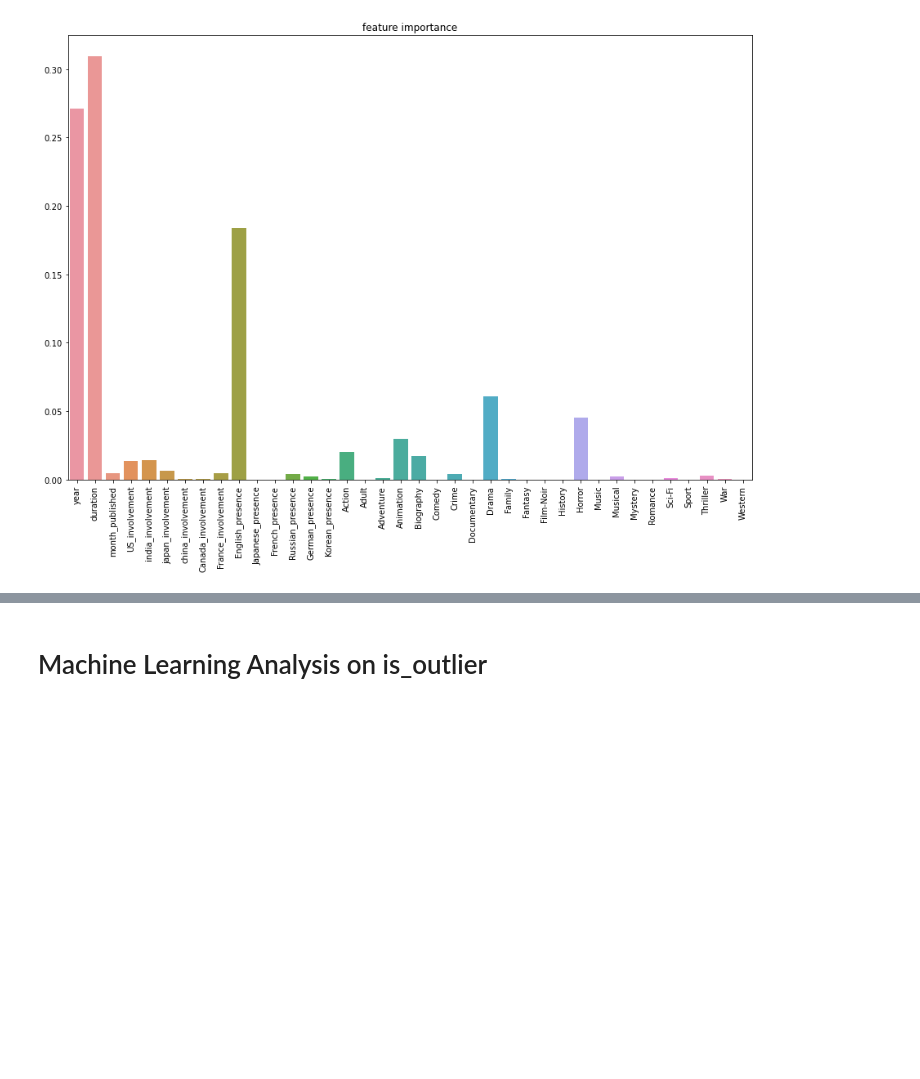
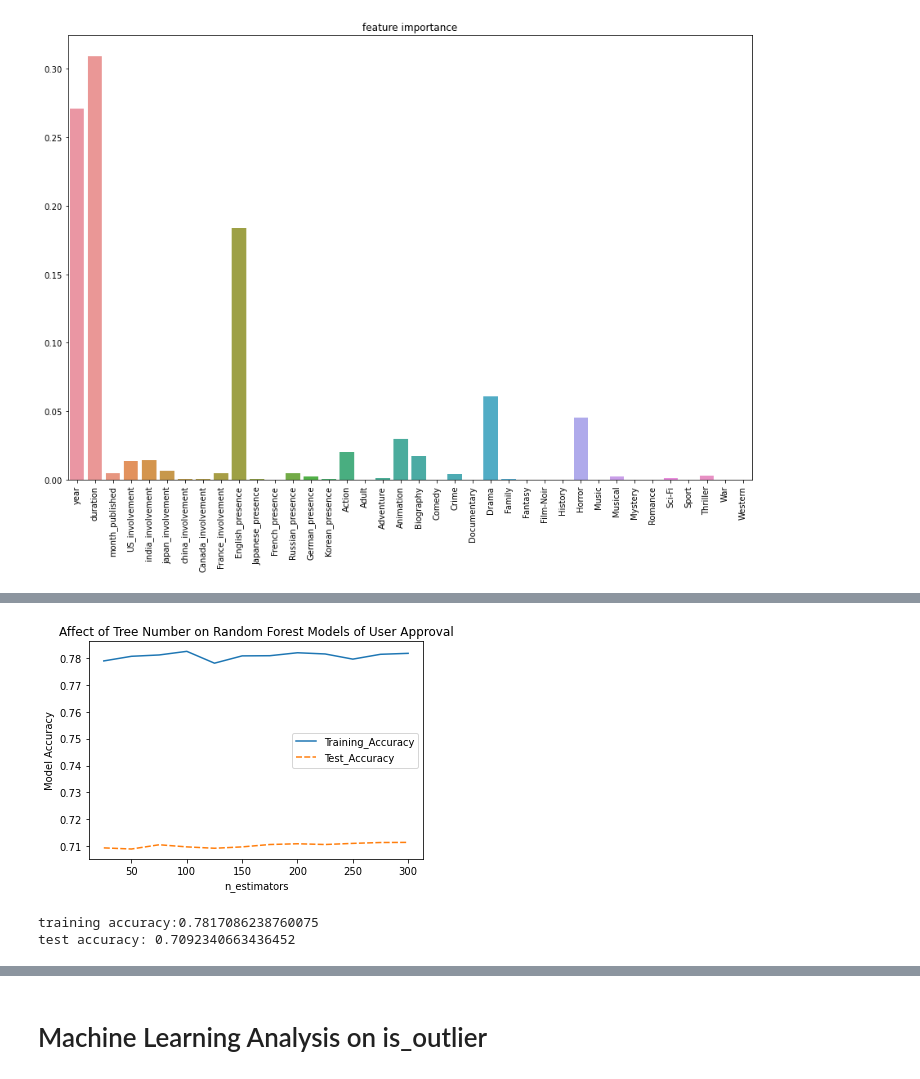
Before and after one commit to gspahlin/Movie_metric_predictor, a Jupyter notebook: Movie_predictor_ML_1.ipynb, the cells around one changed output, grey strips where cells are left out. Saved outputs shown, nothing was run; the diff lists cells and outputs as text; code cells hidden in the pictures; blank space fills up the shorter version.

```diff
--- a/Movie_predictor_ML_1.ipynb
+++ b/Movie_predictor_ML_1.ipynb
@@ -281,0 +369,10 @@ plt.show()
+# %%
+nestimate = [25, 50, 75, 100, 125, 150, 175, 200, 225, 250, 275, 300]
+
+f_dict4 = {'n_estimators': nestimate, 'Training_Accuracy': train_scores4, 'Test_Accuracy': test_scores4}
+
+fit4_df = pd.DataFrame(f_dict4)
+
+fit4_df = fit4_df.set_index('n_estimators')
+
+fit4_df
@@ -281,0 +394,23 @@ plt.show()
+# %%
+sn.lineplot( data = fit4_df)
+plt.title('Affect of Tree Number on Random Forest Models of User Approval')
+plt.ylabel('Model Accuracy')
+plt.show()
+# %% [output]
+[figure, added]
+# %%
+#we should hone in on the tree model with a depth of 8 and try to understand how it is working
+
+sixteen_for = RandomForestClassifier(max_depth = 16)
+
+sixteen_for.fit(X_tr_scale, Y_train)
+
+si_train = sixteen_for.score(X_tr_scale, Y_train)
+
+si_test = sixteen_for.score(X_ts_scale, Y_test)
+
+print(f'training accuracy:{si_train}')
+print(f'test accuracy: {si_test}')
+# %% [output]
+training accuracy:0.7817086238760075
+test accuracy: 0.7092340663436452
```
Also changed, not shown: parts of 20 cells of this notebook.
